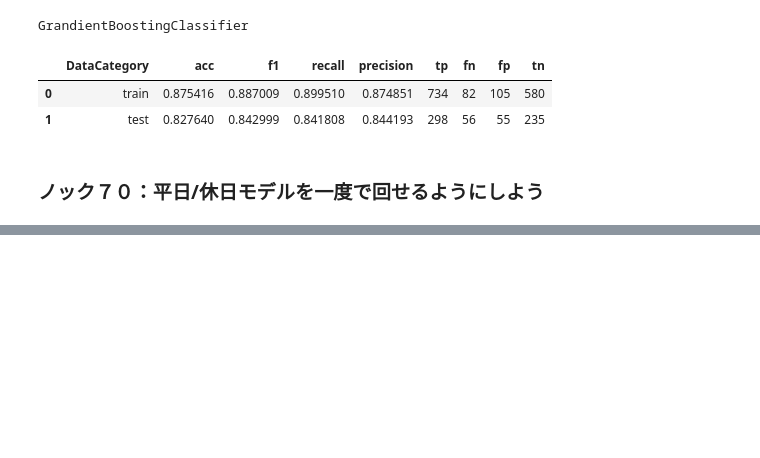
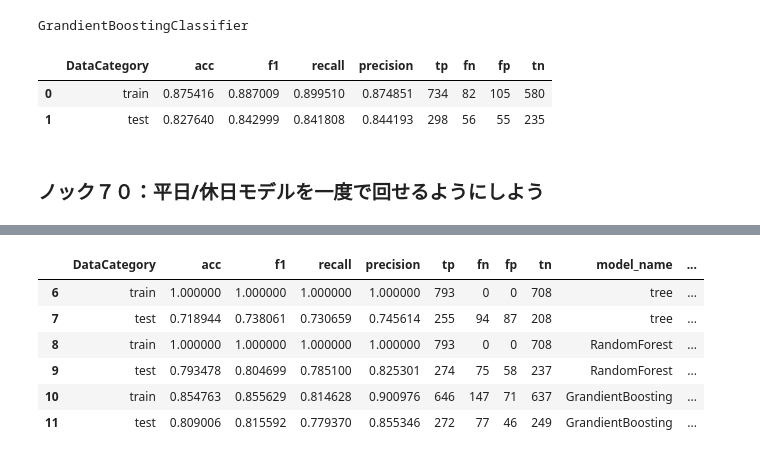
Before and after one commit to winuim/python-lm-system-100, a Jupyter notebook: chapter-7/chapter-7.ipynb, the cells around one changed output, grey strips where cells are left out. Drawn from its saved outputs; the diff is of its cells as text; code cells hidden in the pictures; blank space fills up the shorter version.

```diff
--- a/chapter-7/chapter-7.ipynb
+++ b/chapter-7/chapter-7.ipynb
@@ -318,0 +396,11 @@ GrandientBoostingClassifier
+# %%
+score_all.loc[score_all["model_target"]=="y_weekday"]
+score_all.loc[score_all["model_target"]=="y_weekend"]
+# %% [output]
+|  | DataCategory | acc | f1 | recall | precision | tp | fn | fp | tn | model_name | ... |
+| 6 | train | 1.000000 | 1.000000 | 1.000000 | 1.000000 | 793 | 0 | 0 | 708 | tree | ... |
+| 7 | test | 0.718944 | 0.738061 | 0.730659 | 0.745614 | 255 | 94 | 87 | 208 | tree | ... |
+| 8 | train | 1.000000 | 1.000000 | 1.000000 | 1.000000 | 793 | 0 | 0 | 708 | RandomForest | ... |
+| 9 | test | 0.793478 | 0.804699 | 0.785100 | 0.825301 | 274 | 75 | 58 | 237 | RandomForest | ... |
+| 10 | train | 0.854763 | 0.855629 | 0.814628 | 0.900976 | 646 | 147 | 71 | 637 | GrandientBoosting | ... |
+| 11 | test | 0.809006 | 0.815592 | 0.779370 | 0.855346 | 272 | 77 | 46 | 249 | GrandientBoosting | ... |
```
Also changed, not shown: parts of 4 cells of this notebook.
